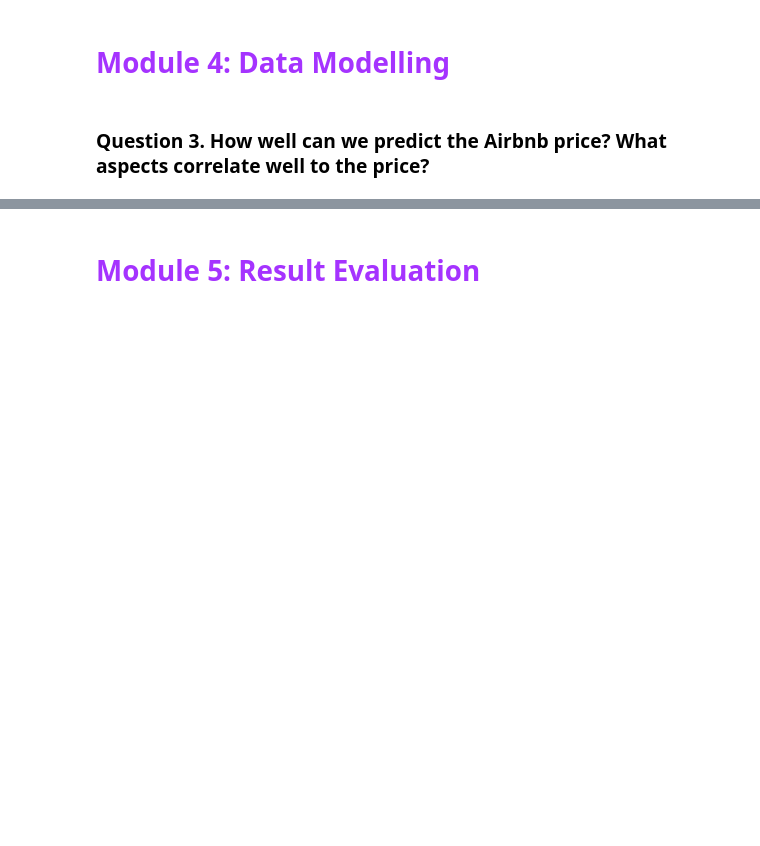
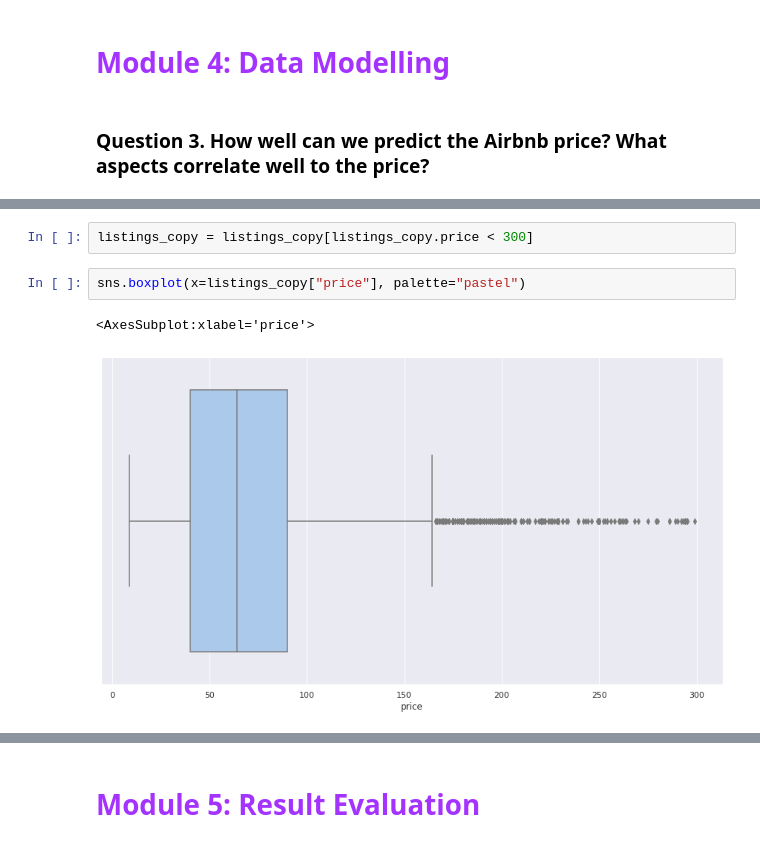
Before and after one commit to MartaBallesterB/DS_projects_nanodegree, a Jupyter notebook: Writing a Data Scientist Blog Post/Valencia_Airbnb_dataset.ipynb, the cells around one changed output, grey strips where cells are left out. Saved outputs shown, nothing was run; the diff lists cells and outputs as text; blank space fills up the shorter version.

```diff
--- a/Writing a Data Scientist Blog Post/Valencia_Airbnb_dataset.ipynb
+++ b/Writing a Data Scientist Blog Post/Valencia_Airbnb_dataset.ipynb
@@ -653,0 +433,7 @@ Accuracy: 63.4 %.
+# %%
+listings_copy = listings_copy[listings_copy.price < 300]
+# %%
+sns.boxplot(x=listings_copy["price"], palette="pastel")
+# %% [output]
+<AxesSubplot:xlabel='price'>
+[figure, added]
```
Also changed, not shown: parts of 80 cells of this notebook.
